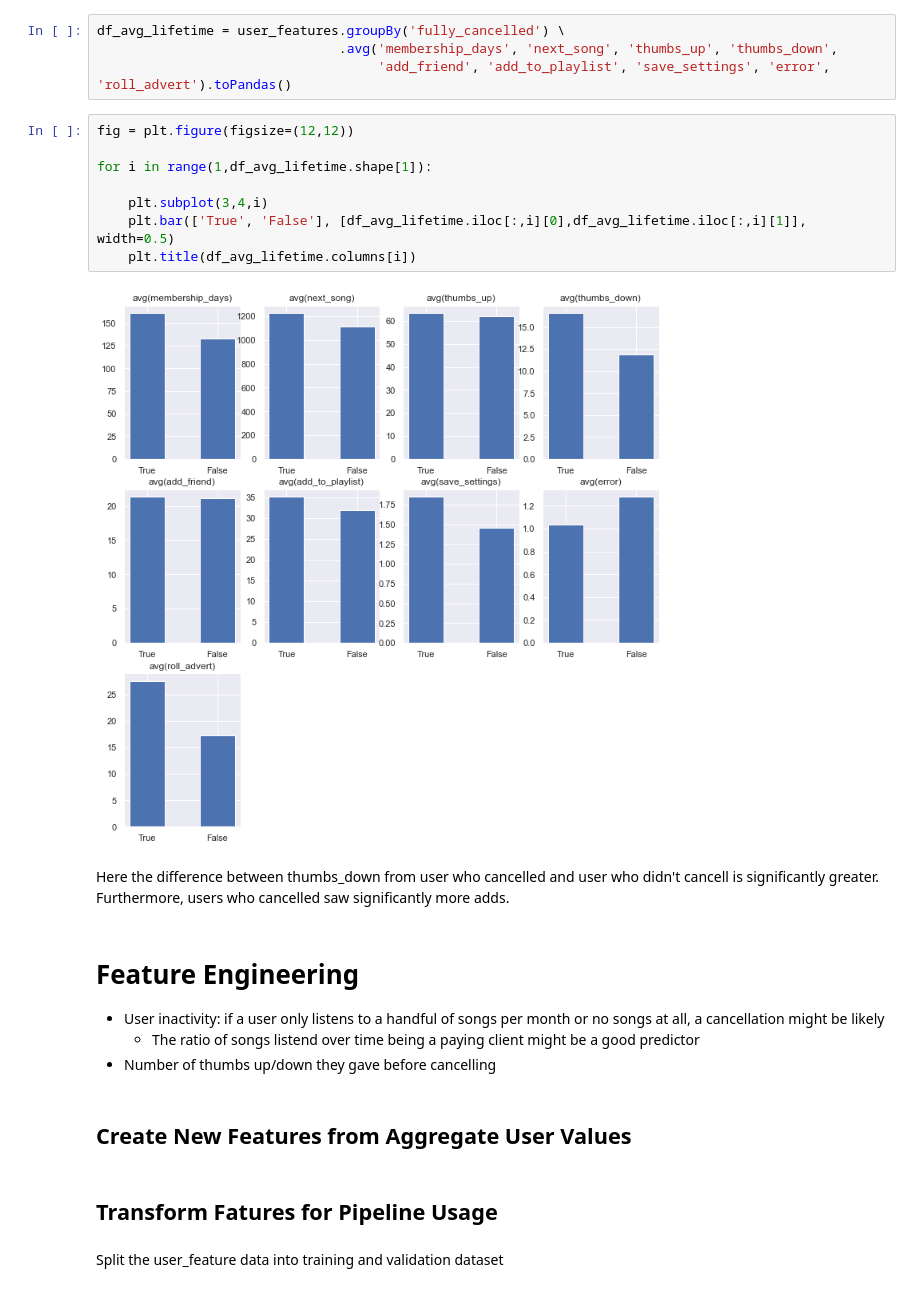
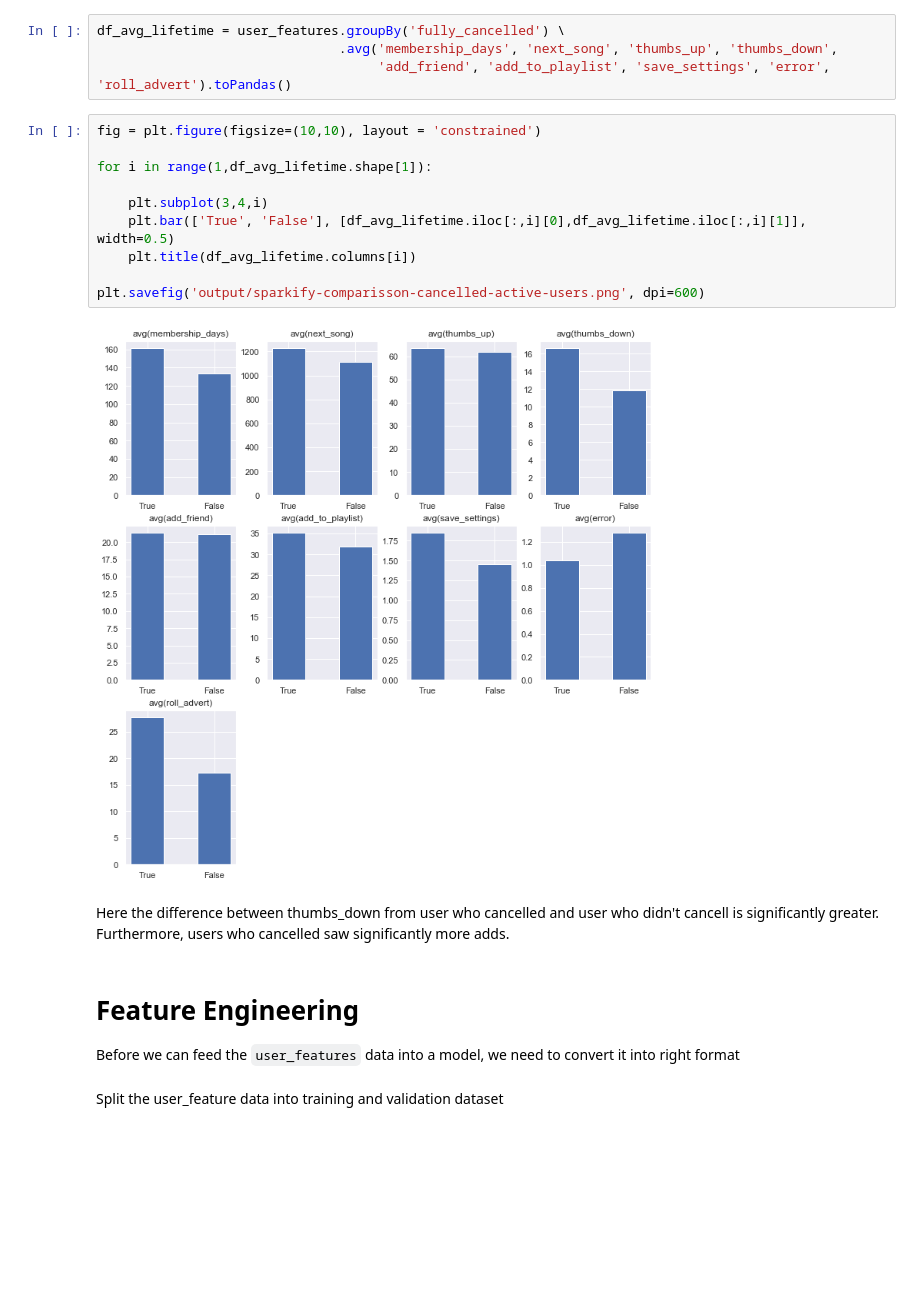
Before and after one commit to timwinkler99/sparkify, a Jupyter notebook: sparkify.ipynb, the cells around one changed output. Saved outputs shown, nothing was run; the diff lists cells and outputs as text; blank space fills up the shorter version.

```diff
--- a/sparkify.ipynb
+++ b/sparkify.ipynb
@@ -408,28 +410,24 @@ df_avg_lifetime = user_features.groupBy('fully_cancelled') \
                                .avg('membership_days', 'next_song', 'thumbs_up', 'thumbs_down',
                                     'add_friend', 'add_to_playlist', 'save_settings', 'error', 'roll_advert').toPandas()
 # %%
-fig = plt.figure(figsize=(12,12))
+fig = plt.figure(figsize=(10,10), layout = 'constrained')
 
 for i in range(1,df_avg_lifetime.shape[1]):
 
     plt.subplot(3,4,i)
     plt.bar(['True', 'False'], [df_avg_lifetime.iloc[:,i][0],df_avg_lifetime.iloc[:,i][1]], width=0.5)
     plt.title(df_avg_lifetime.columns[i])
+
+plt.savefig('output/sparkify-comparisson-cancelled-active-users.png', dpi=600)
 # %% [output]
-[figure, old version]
+[figure, new version]
 # %% [markdown]
 Here the difference between thumbs_down from user who cancelled and user who didn't cancell is significantly greater.
 Furthermore, users who cancelled saw significantly more adds.
-# %% [markdown]
-# Feature Engineering
-
-* User inactivity: if a user only listens to a handful of songs per month or no songs at all, a cancellation might be likely
-    * The ratio of songs listend over time being a paying client might be a good predictor
-* Number of thumbs up/down they gave before cancelling
-# %% [markdown]
-## Create New Features from Aggregate User Values
-# %% [markdown]
-## Transform Fatures for Pipeline Usage
+# %% [markdown]
+# Feature Engineering
+
+Before we can feed the `user_features` data into a model, we need to convert it into right format
 # %% [markdown]
 Split the user_feature data into training and validation dataset
 # %%
```
Also changed, not shown: parts of 15 cells of this notebook, 1 other file.
